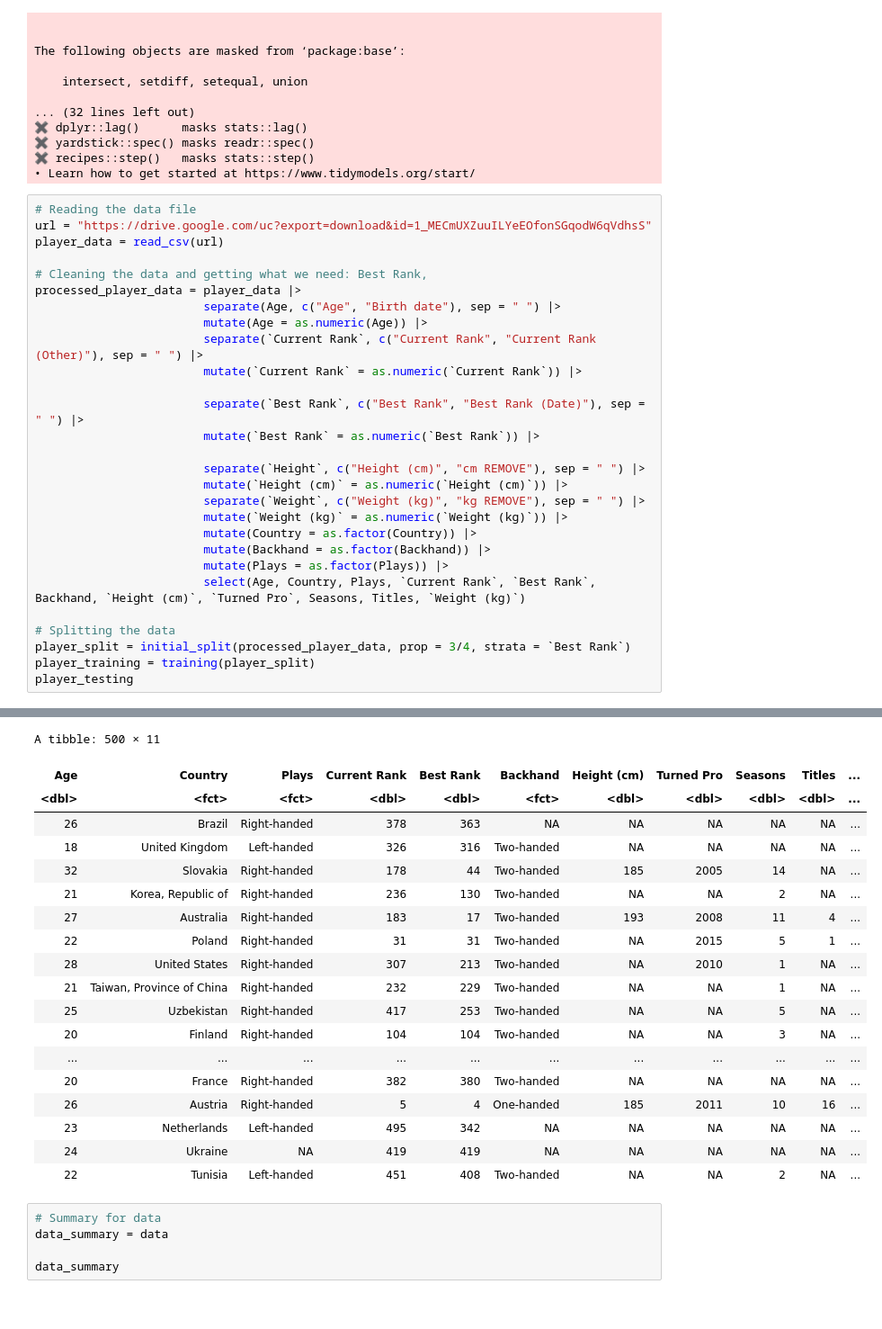
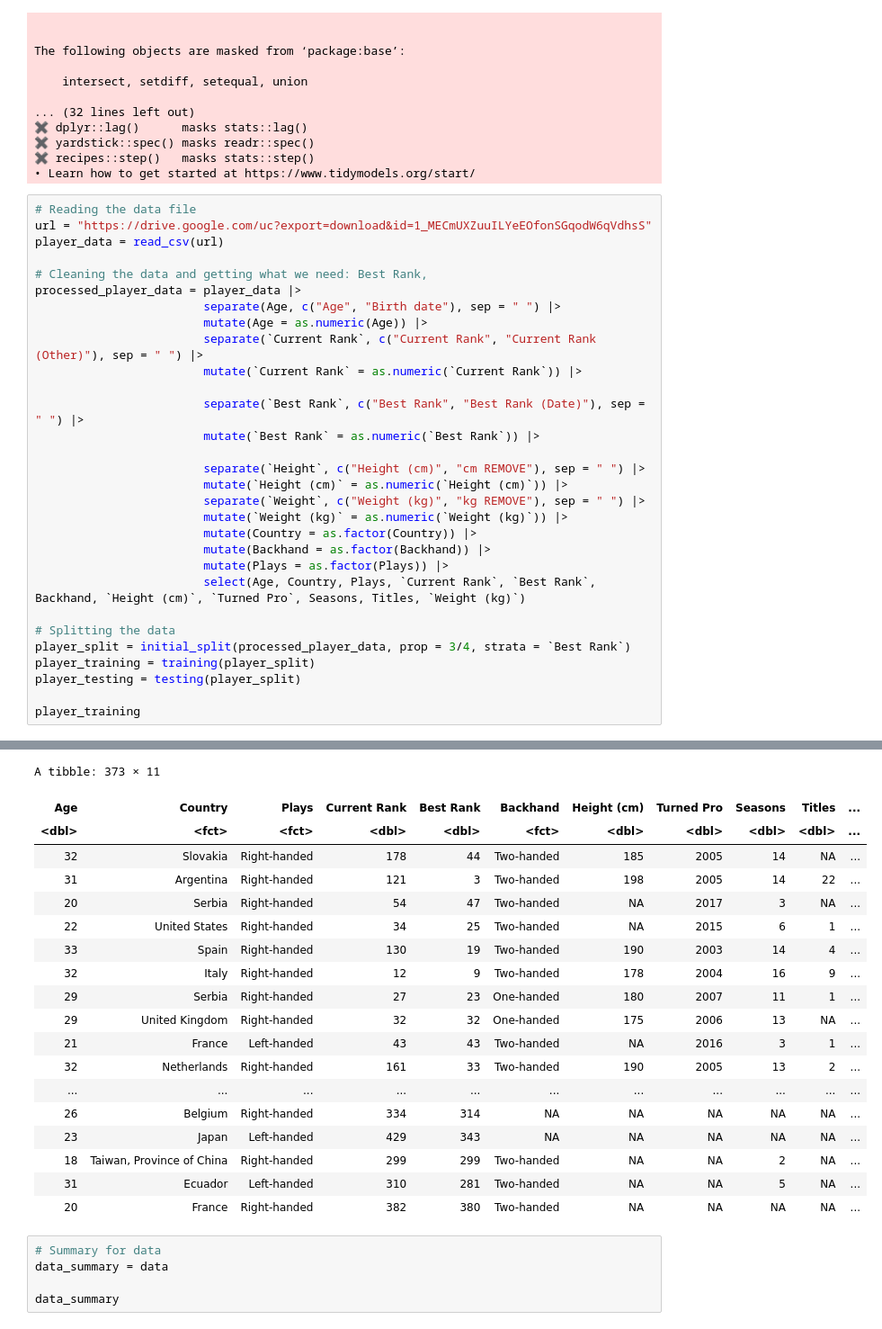
Before and after one commit to Yoyoma2000/DSCI100-Group10-Project, a Jupyter notebook: group10_projectProposal.ipynb, the cells around one changed output, grey strips where cells are left out. Shown: that part at 90% size. Saved outputs shown, nothing was run; the diff lists cells and outputs as text.

```diff
--- a/group10_projectProposal.ipynb
+++ b/group10_projectProposal.ipynb
@@ -49,51 +49,53 @@ processed_player_data = player_data |>
                         mutate(`Current Rank` = as.numeric(`Current Rank`)) |>
 
                         separate(`Best Rank`, c("Best Rank", "Best Rank (Date)"), sep = " ") |>
                         mutate(`Best Rank` = as.numeric(`Best Rank`)) |>
 
                         separate(`Height`, c("Height (cm)", "cm REMOVE"), sep = " ") |>
                         mutate(`Height (cm)` = as.numeric(`Height (cm)`)) |>
                         separate(`Weight`, c("Weight (kg)", "kg REMOVE"), sep = " ") |>
                         mutate(`Weight (kg)` = as.numeric(`Weight (kg)`)) |>
                         mutate(Country = as.factor(Country)) |>
                         mutate(Backhand = as.factor(Backhand)) |>
                         mutate(Plays = as.factor(Plays)) |>
                         select(Age, Country, Plays, `Current Rank`, `Best Rank`, Backhand, `Height (cm)`, `Turned Pro`, Seasons, Titles, `Weight (kg)`)
 
 # Splitting the data
 player_split = initial_split(processed_player_data, prop = 3/4, strata = `Best Rank`)
 player_training = training(player_split)
-player_testing
+player_testing = testing(player_split)
+
+player_training
 # %% [output]
 New names:
 • `` -> `...1`
 Rows: 500 Columns: 38
 ── Column specification ────────────────────────────────────────────────────────
 Delimiter: ","
 chr (25): Age, Country, Plays, Wikipedia, Current Rank, Best Rank, Name, Bac...
 dbl (13): ...1, Turned Pro, Seasons, Titles, Best Season, Retired, Masters, ...
 
 ℹ Use `spec()` to retrieve the full column specification for this data.
 ℹ Specify the column types or set `show_col_types = FALSE` to quiet this message.
-A tibble: 500 × 11
+A tibble: 373 × 11
 | Age | Country | Plays | Current Rank | Best Rank | Backhand | Height (cm) | Turned Pro | Seasons | Titles | ... |
 | <dbl> | <fct> | <fct> | <dbl> | <dbl> | <fct> | <dbl> | <dbl> | <dbl> | <dbl> | ... |
-| 26 | Brazil | Right-handed | 378 | 363 | NA | NA | NA | NA | NA | ... |
-| 18 | United Kingdom | Left-handed | 326 | 316 | Two-handed | NA | NA | NA | NA | ... |
 | 32 | Slovakia | Right-handed | 178 | 44 | Two-handed | 185 | 2005 | 14 | NA | ... |
-| 21 | Korea, Republic of | Right-handed | 236 | 130 | Two-handed | NA | NA | 2 | NA | ... |
-| 27 | Australia | Right-handed | 183 | 17 | Two-handed | 193 | 2008 | 11 | 4 | ... |
-| 22 | Poland | Right-handed | 31 | 31 | Two-handed | NA | 2015 | 5 | 1 | ... |
-| 28 | United States | Right-handed | 307 | 213 | Two-handed | NA | 2010 | 1 | NA | ... |
-| 21 | Taiwan, Province of China | Right-handed | 232 | 229 | Two-handed | NA | NA | 1 | NA | ... |
-| 25 | Uzbekistan | Right-handed | 417 | 253 | Two-handed | NA | NA | 5 | NA | ... |
-| 20 | Finland | Right-handed | 104 | 104 | Two-handed | NA | NA | 3 | NA | ... |
+| 31 | Argentina | Right-handed | 121 | 3 | Two-handed | 198 | 2005 | 14 | 22 | ... |
+| 20 | Serbia | Right-handed | 54 | 47 | Two-handed | NA | 2017 | 3 | NA | ... |
+| 22 | United States | Right-handed | 34 | 25 | Two-handed | NA | 2015 | 6 | 1 | ... |
+| 33 | Spain | Right-handed | 130 | 19 | Two-handed | 190 | 2003 | 14 | 4 | ... |
+| 32 | Italy | Right-handed | 12 | 9 | Two-handed | 178 | 2004 | 16 | 9 | ... |
+| 29 | Serbia | Right-handed | 27 | 23 | One-handed | 180 | 2007 | 11 | 1 | ... |
+| 29 | United Kingdom | Right-handed | 32 | 32 | One-handed | 175 | 2006 | 13 | NA | ... |
+| 21 | France | Left-handed | 43 | 43 | Two-handed | NA | 2016 | 3 | 1 | ... |
+| 32 | Netherlands | Right-handed | 161 | 33 | Two-handed | 190 | 2005 | 13 | 2 | ... |
 | ... | ... | ... | ... | ... | ... | ... | ... | ... | ... | ... |
+| 26 | Belgium | Right-handed | 334 | 314 | NA | NA | NA | NA | NA | ... |
+| 23 | Japan | Left-handed | 429 | 343 | NA | NA | NA | NA | NA | ... |
+| 18 | Taiwan, Province of China | Right-handed | 299 | 299 | Two-handed | NA | NA | 2 | NA | ... |
+| 31 | Ecuador | Left-handed | 310 | 281 | Two-handed | NA | NA | 5 | NA | ... |
 | 20 | France | Right-handed | 382 | 380 | Two-handed | NA | NA | NA | NA | ... |
-| 26 | Austria | Right-handed | 5 | 4 | One-handed | 185 | 2011 | 10 | 16 | ... |
-| 23 | Netherlands | Left-handed | 495 | 342 | NA | NA | NA | NA | NA | ... |
-| 24 | Ukraine | NA | 419 | 419 | NA | NA | NA | NA | NA | ... |
-| 22 | Tunisia | Left-handed | 451 | 408 | Two-handed | NA | NA | 2 | NA | ... |
 # %%
 # Summary for data
 data_summary = data
```
